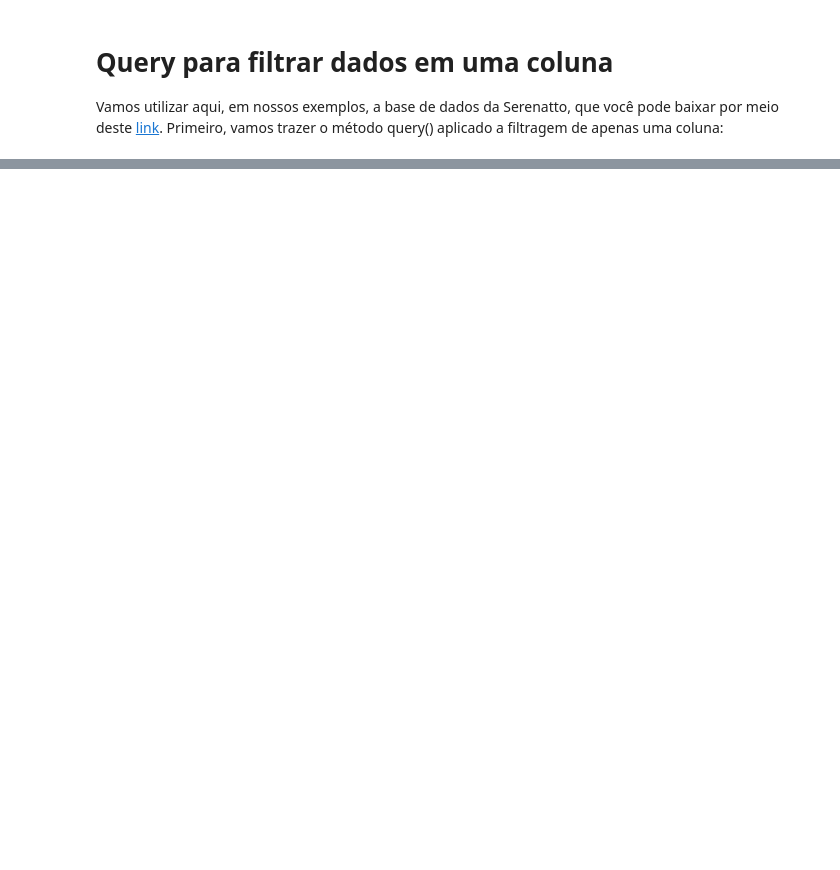
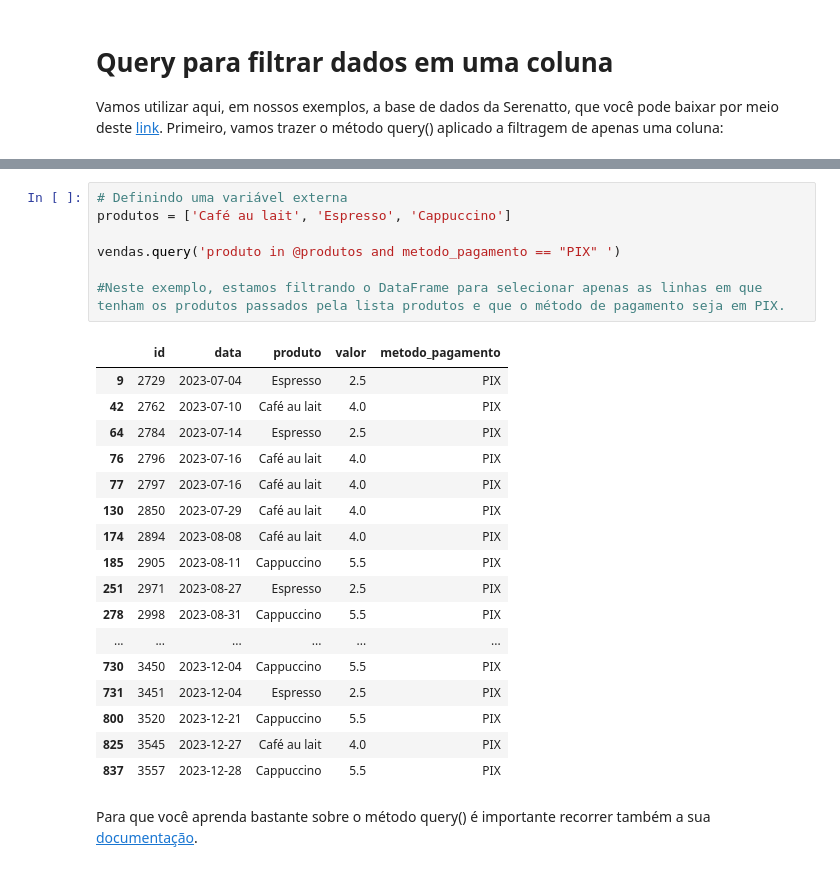
Before and after one commit to orlandojsjunior/Data_Science-explorando_e_analisando_dados, a Jupyter notebook: Explorando_e_analisando_dados.ipynb, the cells around one changed output, grey strips where cells are left out. Saved outputs shown, nothing was run; the diff lists cells and outputs as text; blank space fills up the shorter version.

Commit message:
UPDATE - Para Saber mais: método query

```diff
--- a/Explorando_e_analisando_dados.ipynb
+++ b/Explorando_e_analisando_dados.ipynb
@@ -270,0 +308,27 @@ HTTPError: HTTP Error 404: Not Found
+# %%
+# Definindo uma variável externa
+produtos = ['Café au lait', 'Espresso', 'Cappuccino']
+
+vendas.query('produto in @produtos and metodo_pagamento == "PIX" ')
+
+#Neste exemplo, estamos filtrando o DataFrame para selecionar apenas as linhas em que tenham os produtos passados pela lista produtos e que o método de pagamento seja em PIX.
+# %% [output]
+|  | id | data | produto | valor | metodo_pagamento |
+| 9 | 2729 | 2023-07-04 | Espresso | 2.5 | PIX |
+| 42 | 2762 | 2023-07-10 | Café au lait | 4.0 | PIX |
+| 64 | 2784 | 2023-07-14 | Espresso | 2.5 | PIX |
+| 76 | 2796 | 2023-07-16 | Café au lait | 4.0 | PIX |
+| 77 | 2797 | 2023-07-16 | Café au lait | 4.0 | PIX |
+| 130 | 2850 | 2023-07-29 | Café au lait | 4.0 | PIX |
+| 174 | 2894 | 2023-08-08 | Café au lait | 4.0 | PIX |
+| 185 | 2905 | 2023-08-11 | Cappuccino | 5.5 | PIX |
+| 251 | 2971 | 2023-08-27 | Espresso | 2.5 | PIX |
+| 278 | 2998 | 2023-08-31 | Cappuccino | 5.5 | PIX |
+| ... | ... | ... | ... | ... | ... |
+| 730 | 3450 | 2023-12-04 | Cappuccino | 5.5 | PIX |
+| 731 | 3451 | 2023-12-04 | Espresso | 2.5 | PIX |
+| 800 | 3520 | 2023-12-21 | Cappuccino | 5.5 | PIX |
+| 825 | 3545 | 2023-12-27 | Café au lait | 4.0 | PIX |
+| 837 | 3557 | 2023-12-28 | Cappuccino | 5.5 | PIX |
+# %% [markdown]
+Para que você aprenda bastante sobre o método query() é importante recorrer também a sua [documentação](https://pandas.pydata.org/docs/reference/api/pandas.DataFrame.query.html).
```
Also changed, not shown: parts of 6 cells of this notebook.
